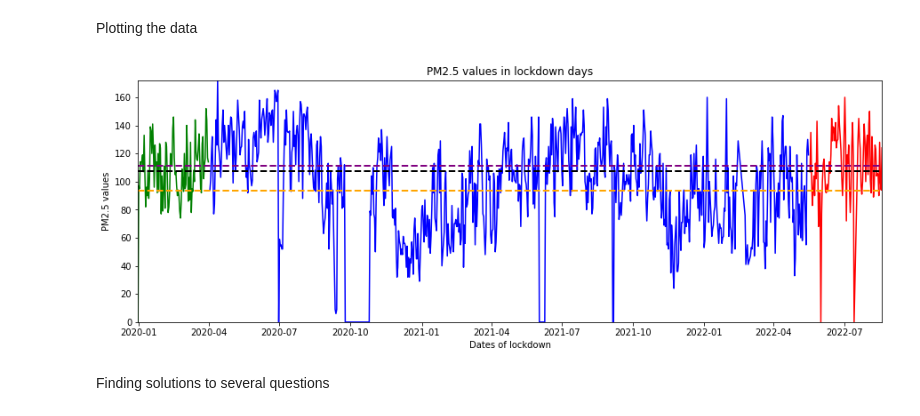
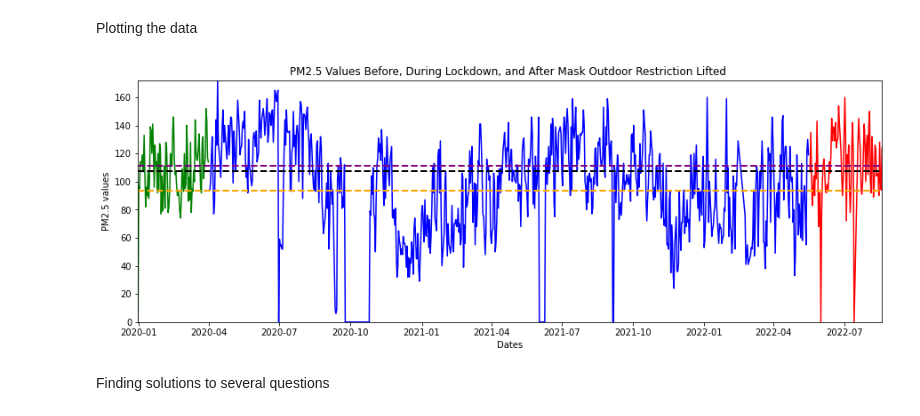
Before and after one commit to dwipaalfarisi/project-air-quality-index, a Jupyter notebook: air_pollution.ipynb, the cells around one changed output. Saved outputs shown, nothing was run; the diff lists cells and outputs as text; code cells hidden in the pictures.

```diff
--- a/air_pollution.ipynb
+++ b/air_pollution.ipynb
@@ -422,28 +420,28 @@ Plotting the data
 # %%
 dates = df21['date']
 pm25 = df21['pm25']
 
 plt.figure(figsize=(15,5))
 
 length = len(dates)
 
 plt.plot(dates,pm25, c='b')
 plt.plot(df_mask_lifted_outdoor.date, df_mask_lifted_outdoor.pm25, c='r')
 plt.plot(past21.date, past21.pm25, c='g')
 
 plt.axhline(y=past21.pm25.mean(), color='black', linestyle='--', linewidth=2, label='Avg before covid hit')
 plt.axhline(y=pm25.mean(), color='orange', linestyle='--', linewidth=2, label='Avg on lockdown days')
 plt.axhline(y=df_mask_lifted_outdoor.pm25.mean(), color='purple', linestyle='--', linewidth=2, label='Avg after mask restriction lifted outdoor')
 
-plt.title('PM2.5 values in lockdown days')
-plt.xlabel('Dates of lockdown')
+plt.title('PM2.5 Values Before, During Lockdown, and After Mask Outdoor Restriction Lifted ')
+plt.xlabel('Dates')
 plt.ylabel('PM2.5 values')
 
 plt.margins(0)
 
 plt.show()
 # %% [output]
-[figure, old version]
+[figure, new version]
 # %% [markdown]
 Finding solutions to several questions
 # %% [markdown]
```
Also changed, not shown: parts of 2 cells of this notebook.
